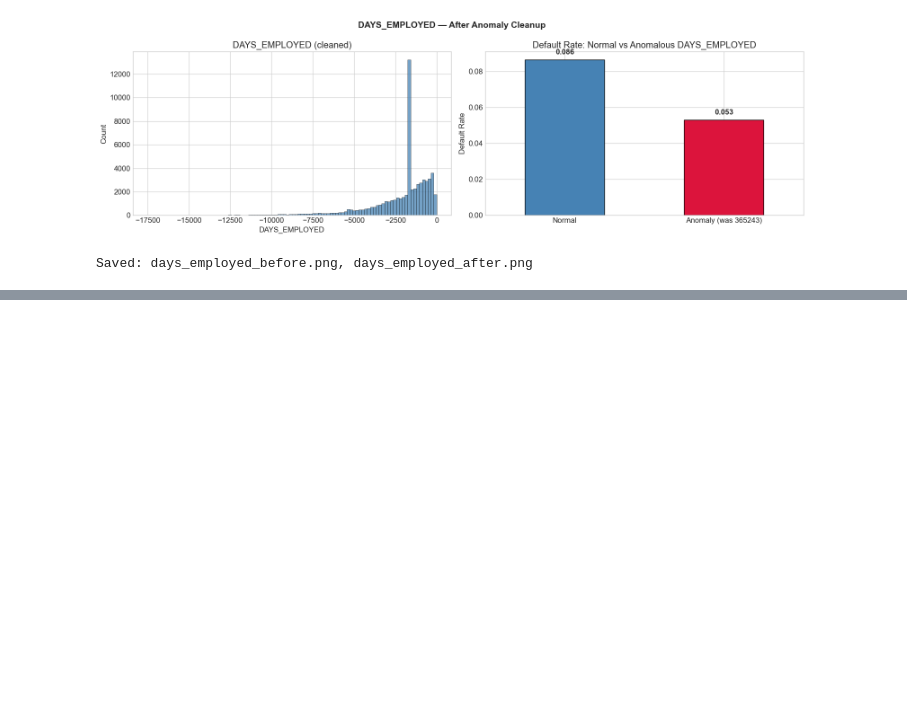
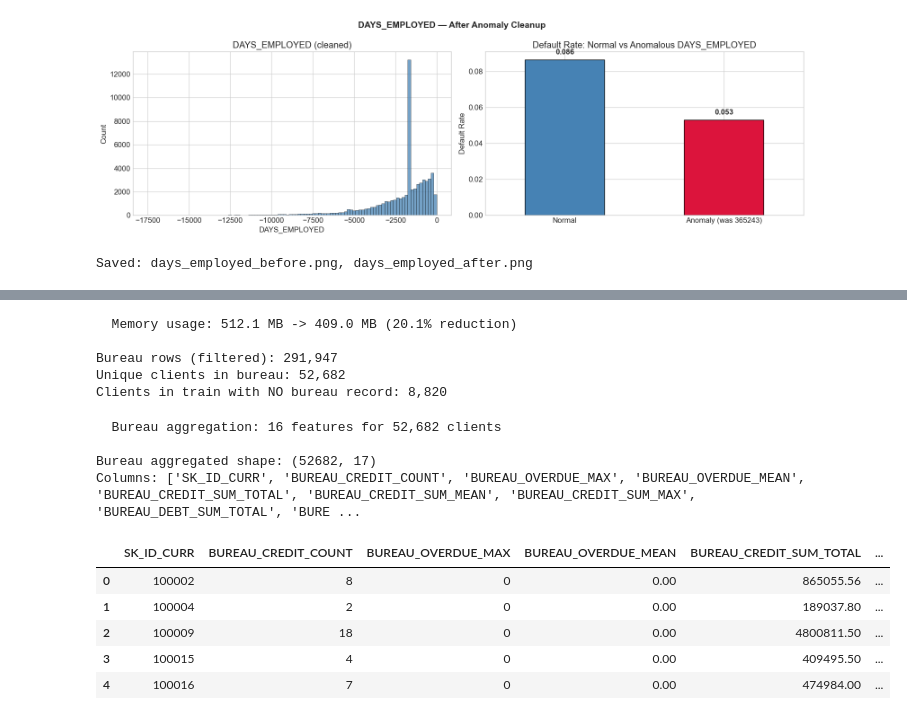
Before and after one commit to busrakurunceng/Ai_Credit_Risk, a Jupyter notebook: notebooks/02_feature_engineering.ipynb, the cells around one changed output, grey strips where cells are left out. Drawn from its saved outputs; the diff is of its cells as text; code cells hidden in the pictures; blank space fills up the shorter version.

```diff
--- a/notebooks/02_feature_engineering.ipynb
+++ b/notebooks/02_feature_engineering.ipynb
@@ -263,0 +281,34 @@ Saved: days_employed_before.png, days_employed_after.png
+# %%
+# Load bureau table (full data, no sampling — we aggregate it down)
+bureau = pd.read_csv(os.path.join(DATA_DIR, 'bureau.csv'))
+bureau = reduce_memory_usage(bureau, verbose=True)
+
+# Filter to only clients in our sampled train set
+train_ids = set(df['SK_ID_CURR'].unique())
+bureau = bureau[bureau['SK_ID_CURR'].isin(train_ids)].reset_index(drop=True)
+print(f"\nBureau rows (filtered): {len(bureau):,}")
+print(f"Unique clients in bureau: {bureau['SK_ID_CURR'].nunique():,}")
+print(f"Clients in train with NO bureau record: {len(train_ids) - bureau['SK_ID_CURR'].nunique():,}")
+# %% [output]
+  Memory usage: 512.1 MB -> 409.0 MB (20.1% reduction)
+
+Bureau rows (filtered): 291,947
+Unique clients in bureau: 52,682
+Clients in train with NO bureau record: 8,820
+# %%
+# Aggregate bureau to one row per client
+bureau_agg = aggregate_bureau(bureau)
+print(f"\nBureau aggregated shape: {bureau_agg.shape}")
+print(f"Columns: {list(bureau_agg.columns)}")
+bureau_agg.head()
+# %% [output]
+  Bureau aggregation: 16 features for 52,682 clients
+
+Bureau aggregated shape: (52682, 17)
+Columns: ['SK_ID_CURR', 'BUREAU_CREDIT_COUNT', 'BUREAU_OVERDUE_MAX', 'BUREAU_OVERDUE_MEAN', 'BUREAU_CREDIT_SUM_TOTAL', 'BUREAU_CREDIT_SUM_MEAN', 'BUREAU_CREDIT_SUM_MAX', 'BUREAU_DEBT_SUM_TOTAL', 'BURE ...
+|  | SK_ID_CURR | BUREAU_CREDIT_COUNT | BUREAU_OVERDUE_MAX | BUREAU_OVERDUE_MEAN | BUREAU_CREDIT_SUM_TOTAL | ... |
+| 0 | 100002 | 8 | 0 | 0.00 | 865055.56 | ... |
+| 1 | 100004 | 2 | 0 | 0.00 | 189037.80 | ... |
+| 2 | 100009 | 18 | 0 | 0.00 | 4800811.50 | ... |
+| 3 | 100015 | 4 | 0 | 0.00 | 409495.50 | ... |
+| 4 | 100016 | 7 | 0 | 0.00 | 474984.00 | ... |
```
Also changed, not shown: parts of 13 cells of this notebook, 2 other files.
